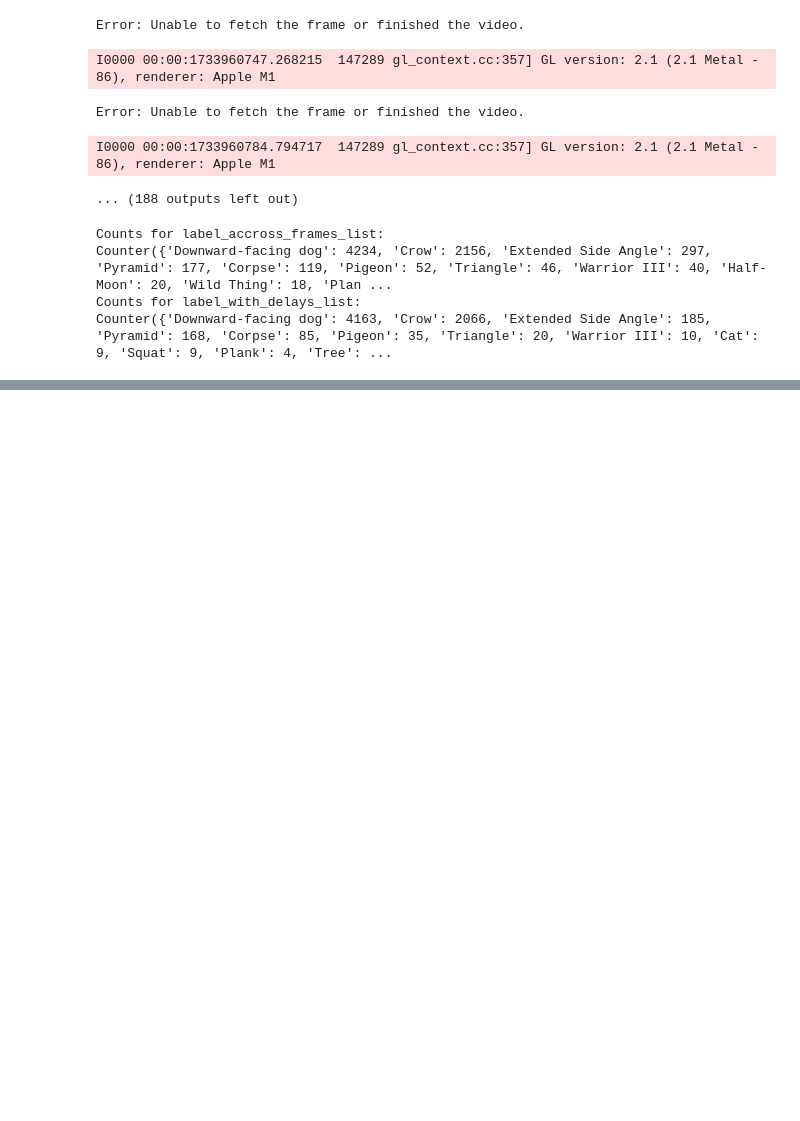
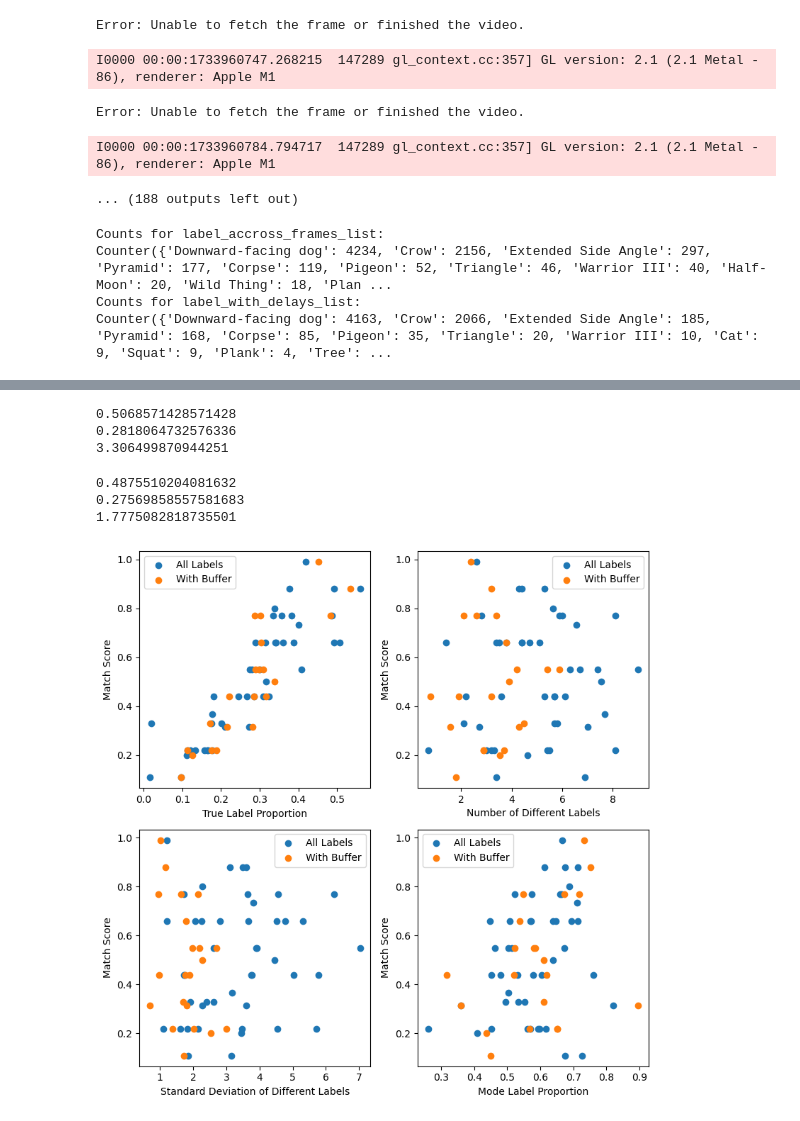
Before and after one commit to alejandradu/COS429_final_project, a Jupyter notebook: testing/parse_videos.ipynb, the cells around one changed output, grey strips where cells are left out. Drawn from its saved outputs; the diff is of its cells as text; code cells hidden in the pictures; blank space fills up the shorter version.

```diff
--- a/testing/parse_videos.ipynb
+++ b/testing/parse_videos.ipynb
@@ -264,0 +290,62 @@ df_all, df_delay = load_and_analyze_metrics(metrics_folder)
+# %%
+# drop false counts
+df_all = df_all[df_all['match_score'] != 0.0]
+# get the average along the match score column - but don't consider matches of zero
+print(df_all['match_score'].mean())
+print(df_all['true_label_proportion'].mean())
+print(df_all['std_dev_different_labels'].mean())
+# %% [output]
+0.5068571428571428
+0.2818064732576336
+3.306499870944251
+# %%
+# drop false counts
+df_delay = df_delay[df_delay['match_score'] != 0.0]
+# get the average along the match score column - but don't consider matches of zero
+print(df_delay['match_score'].mean())
+print(df_delay['true_label_proportion'].mean())
+print(df_delay['std_dev_different_labels'].mean())
+# %% [output]
+0.4875510204081632
+0.27569858557581683
+1.7775082818735501
+# %%
+import matplotlib.pyplot as plt
+
+# Create a figure with 3 subplots arranged in 1 row and 3 columns
+fig, axs = plt.subplots(2, 2, figsize=(8,8))
+
+# First subplot
+axs[0,0].scatter(df_all['true_label_proportion'], df_all['match_score'], label='All Labels')
+axs[0,0].scatter(df_delay['true_label_proportion'], df_delay['match_score'], label='With Buffer')
+axs[0,0].set_xlabel('True Label Proportion')
+axs[0,0].set_ylabel('Match Score')
+axs[0,0].legend()
+
+# Second subplot
+axs[0,1].scatter(df_all['number_different_labels'], df_all['match_score'], label='All Labels')
+axs[0,1].scatter(df_delay['number_different_labels'], df_delay['match_score'], label='With Buffer')
+axs[0,1].set_xlabel('Number of Different Labels')
+axs[0,1].set_ylabel('Match Score')
+axs[0,1].legend()
+
+# Third subplot
+axs[1,0].scatter(df_all['std_dev_different_labels'], df_all['match_score'], label='All Labels')
+axs[1,0].scatter(df_delay['std_dev_different_labels'], df_delay['match_score'], label='With Buffer')
+axs[1,0].set_xlabel('Standard Deviation of Different Labels')
+axs[1,0].set_ylabel('Match Score')
+axs[1,0].legend()
+
+axs[1,1].scatter(df_all['mode_label_proportion'], df_all['match_score'], label='All Labels')
+axs[1,1].scatter(df_delay['mode_label_proportion'], df_delay['match_score'], label='With Buffer')
+axs[1,1].set_xlabel('Mode Label Proportion')
+axs[1,1].set_ylabel('Match Score')
+axs[1,1].legend()
+
+# Adjust layout
+plt.tight_layout()
+
+# Show the plot
+plt.show()
+# %% [output]
+[figure, added]
```
Also changed, not shown: parts of 1 cell of this notebook, 2 other files.
